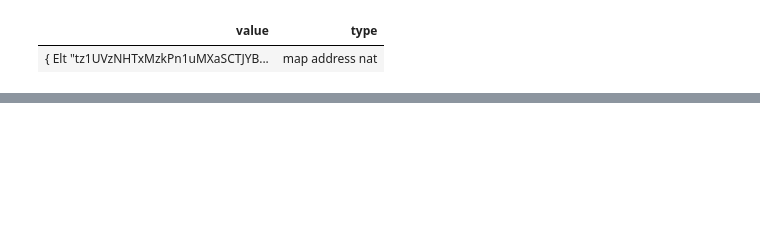
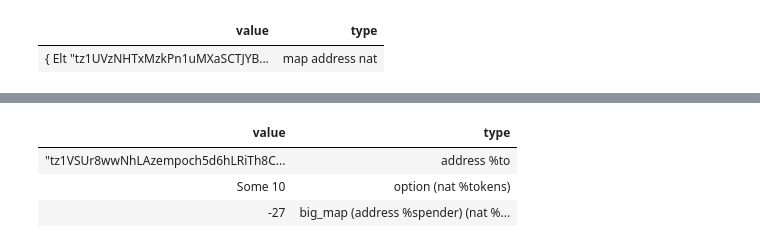
Before and after one commit to baking-bad/michelson-labs, a Jupyter notebook: notebooks/tutorials/Sandbox.ipynb, the cells around one changed output, grey strips where cells are left out. Saved outputs shown, nothing was run; the diff lists cells and outputs as text; code cells hidden in the pictures; blank space fills up the shorter version.

```diff
--- a/notebooks/tutorials/Sandbox.ipynb
+++ b/notebooks/tutorials/Sandbox.ipynb
@@ -627 +634,101 @@ DUMP ;
+# %%
+
+    DEBUG False ;
+    storage (big_map (address %spender) (nat %balance)) ;
+    parameter (pair (address %to) (nat %tokens)) ;
+    BEGIN (Pair "tz1VSUr8wwNhLAzempoch5d6hLRiTh8Cjcjb" 10) { Elt "tz1UVzNHTxMzkPn1uMXaSCTJYBQQc4x5dyNE" 100 } ;
+    PATCH SENDER "tz1UVzNHTxMzkPn1uMXaSCTJYBQQc4x5dyNE" ;
+
+    ## Checks if amount is equal to zero
+    AMOUNT ;
+    PUSH mutez 0 ;
+    IFCMPNEQ
+        { PUSH string "NOAMOUNTALLOWED" ; FAILWITH }
+        {} ;
+
+
+    UNPPAIIR ;
+    ## Checks if user is not self-transferring
+    DUP ;
+    SENDER ;
+    IFCMPEQ
+        { PUSH string "FORBIDDENTRANFER" ; FAILWITH }
+        {} ;
+
+
+    ## Checks if source is in the ledger
+    DIG 2 ;
+    DUP ;
+    SENDER ;
+    MEM ;
+    IF
+        {}
+        { PUSH string "NOTAVALIDKEY" ; FAILWITH } ;
+
+
+        ## Checks if source has enough balance
+        DUP ;
+        SENDER ;
+        GET ;
+        IF_NONE
+            { PUSH string "ERROR" ; FAILWITH }
+            {
+                DUP ;
+                DIP 4 { DUP } ;
+                DIG 4 ;
+                IFCMPGT { PUSH string "INSUFFICIENTBALANCE" ; FAILWITH } {} ;
+            } ;
+
+
+        ## Updates sender's balance
+        DIP 3 { DUP } ;
+        DIG 3 ;
+        SWAP ;
+        SUB ;
+        ABS ;
+        SOME ;
+        SENDER ;
+        UPDATE ;
+
+
+        ## Updates recipient's balance
+        DIP { DUP } ;
+        SWAP ;
+        DIP { DUP } ;
+        MEM ;
+        IF
+            {
+                SWAP ;
+                DIP { DUP } ;
+                DUP ;
+                DIP { SWAP } ;
+                GET ;
+                IF_NONE
+                    {
+                        DIG 2 ;
+                        SOME ;
+                        SWAP ;
+                        UPDATE ;
+                    }
+                    {
+                        DIG 3 ;
+                        ADD ;
+                        SOME ;
+                        SWAP ;
+                        UPDATE ;
+                    } ;
+            }
+            {
+                DUG 2 ;
+                DIP { SOME } ;
+                UPDATE ;
+            } ;
+
+
+    DUMP ;
+# %% [output]
+| value | type |
+| "tz1VSUr8wwNhLAzempoch5d6hLRiTh8C... | address %to |
+| Some 10 | option (nat %tokens) |
+| -27 | big_map (address %spender) (nat %... |
 # %%
```
Also changed, not shown: parts of 3 cells of this notebook, 1 other file.
